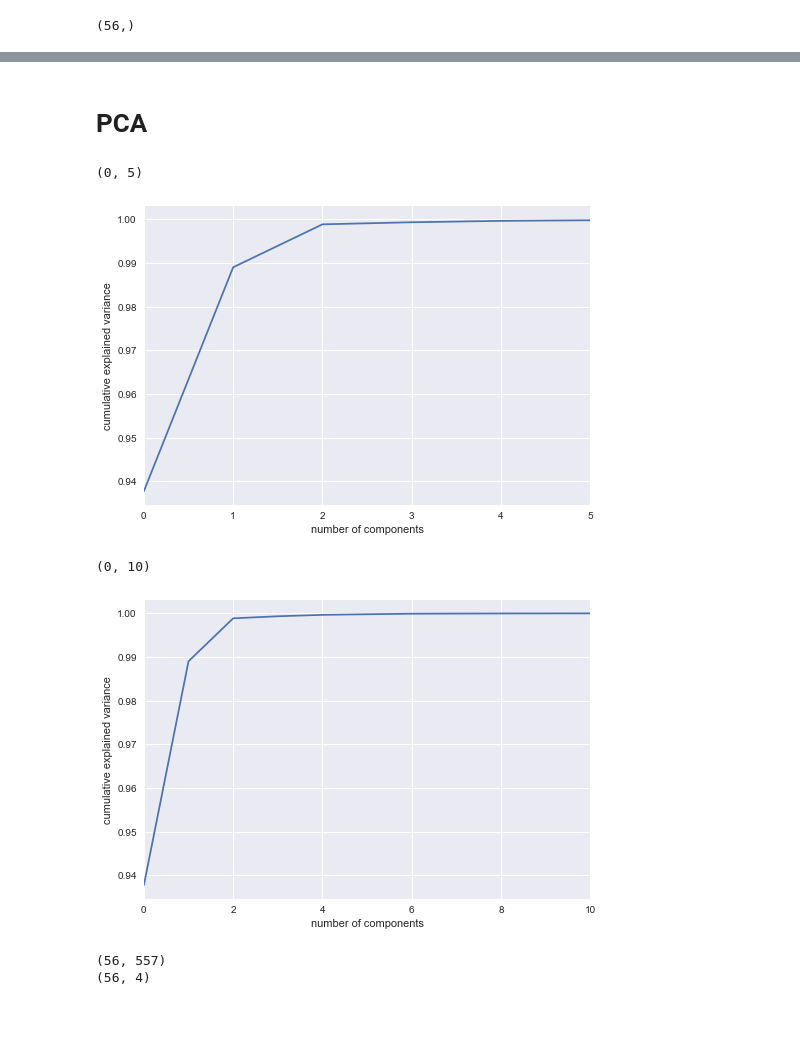
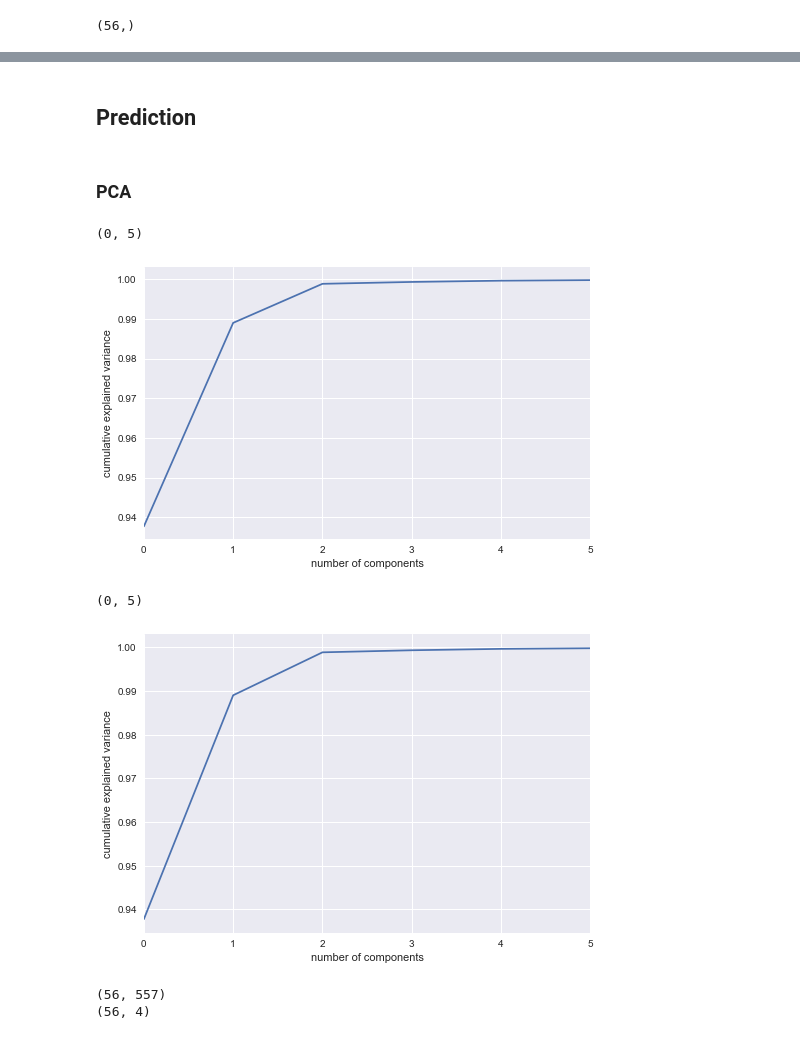
Before and after one commit to anggairawan/EPA1333, a Jupyter notebook: notebook/Final_Assignment/FA_add_more_years.ipynb, the cells around one changed output, grey strips where cells are left out. Cells and saved outputs as stored; diff of their text form; code cells hidden in the pictures.

```diff
--- a/notebook/Final_Assignment/FA_add_more_years.ipynb
+++ b/notebook/Final_Assignment/FA_add_more_years.ipynb
@@ -120,0 +171,12 @@ Here are some example questions you might ask to start the analysis. Please note
+# %%
+# create a dataframe for each year
+dict_df_temp = {}
+range_tempe = range(1960, 2017)
+for year in range_tempe:
+    year = str(year)
+    dict_df_temp[year] = pd.DataFrame()
+    # print(year)
+    dict_df_temp[year] = wb[['Country Name', year]]
+    dict_df_temp[year] = dict_df_temp[year].fillna(0)
+
+dict_df_temp[year].head()
@@ -120,0 +204,12 @@ Here are some example questions you might ask to start the analysis. Please note
+# %%
+# features matrix
+
+X_tempe = pd.DataFrame()
+
+for year in range_tempe:
+    year = str(year)
+    # axis 1 = concat to the right column of the original df
+    X_tempe = pd.concat([X_tempe,dict_df_temp[year][year]], ignore_index=True, axis=1)
+    # print(dict_df_temp[year][year])
+
+X_tempe.head()
@@ -336,16 +698,20 @@ ytrain.shape
+# %% [markdown]
+## Prediction
 # %% [markdown]
-#  PCA
+###  PCA
 # %%
 from sklearn.decomposition import PCA
 
 pca = PCA().fit(Xtrain)
+plt.figure(figsize=(8,5))
 plt.plot(np.cumsum(pca.explained_variance_ratio_))
+
 plt.xlabel('number of components')
 plt.ylabel('cumulative explained variance');
 plt.xlim(0,5)
 # %% [output]
 (0, 5)
-[figure, old version]
+[figure, new version]
 # %%
 from sklearn.decomposition import RandomizedPCA
 
@@ -353,10 +719,10 @@ Rpca = PCA(svd_solver='randomized').fit(Xtrain)
 plt.plot(np.cumsum(Rpca.explained_variance_ratio_))
 plt.xlabel('number of components')
 plt.ylabel('cumulative explained variance');
-plt.xlim(0,10)
+plt.xlim(0,5)
 # %% [output]
-(0, 10)
+(0, 5)
-[figure, old version]
+[figure, new version]
 # %%
 pca = PCA(2)
 Rpca = PCA(4, svd_solver='randomized')
```
Also changed, not shown: parts of 51 cells of this notebook, 1 other file.
